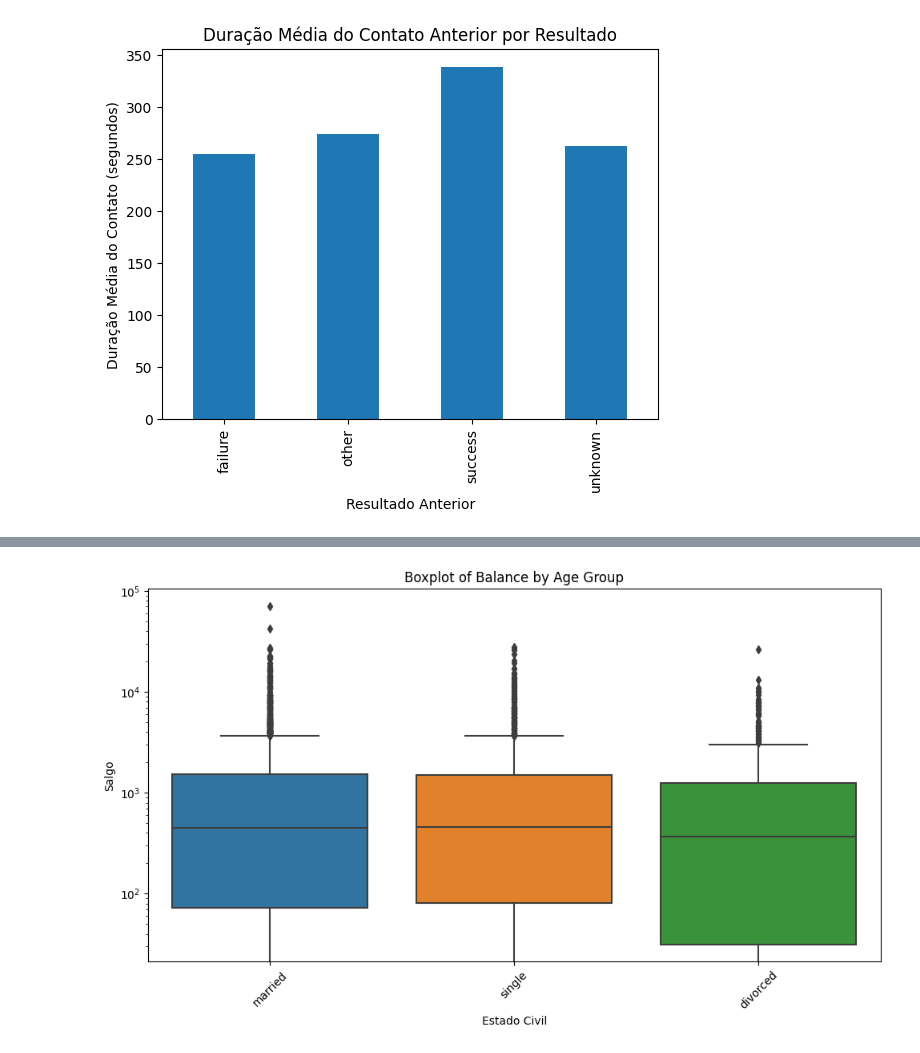
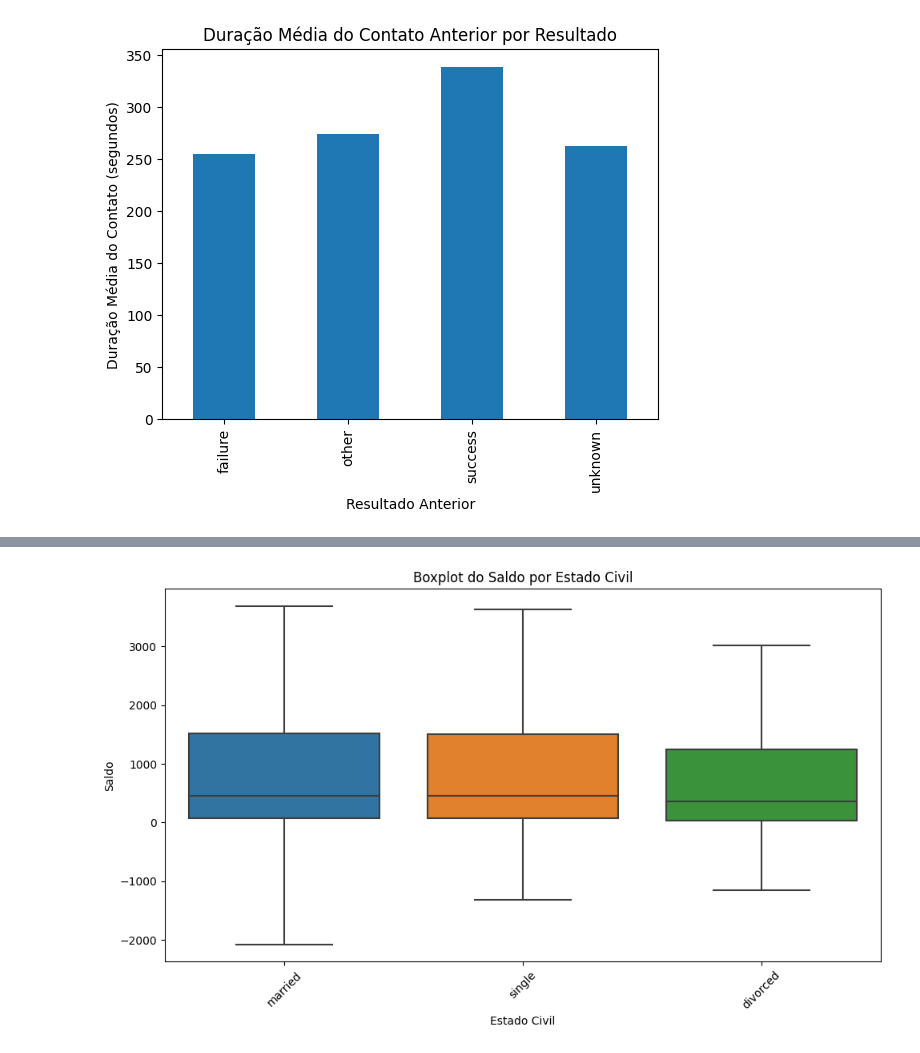
Before and after one commit to guilbd/Projeto_Tec_Prog_I_ADA_Santander_Coders2023, a Jupyter notebook: projeto.ipynb, the cells around one changed output, grey strips where cells are left out. Drawn from its saved outputs; the diff is of its cells as text; code cells hidden in the pictures.

Commit message:
fixed Boxplot do Saldo por Estado Civil

```diff
--- a/projeto.ipynb
+++ b/projeto.ipynb
@@ -449,14 +434,11 @@ df
 # %%
-plt.figure(figsize=(10, 6))  # Set the figure size
-
-sns.boxplot(data=df, x='estado_civil', y='saldo_cc')
-plt.title('Boxplot of Balance by Age Group')
+plt.figure(figsize=(10, 6))
+sns.boxplot(data=df, x='estado_civil', y='saldo_cc',  showfliers=False)
+plt.title('Boxplot do Saldo por Estado Civil')
 plt.xlabel('Estado Civil')
 plt.ylabel('Saldo')
-plt.yscale('log')
-plt.xticks(rotation=45)  # Rotate x-axis labels for better visibility
-
+plt.xticks(rotation=45)
 plt.tight_layout()
 plt.show()
 # %% [output]
-[figure, old version]
+[figure, new version]
```
Also changed, not shown: parts of 2 cells of this notebook.
